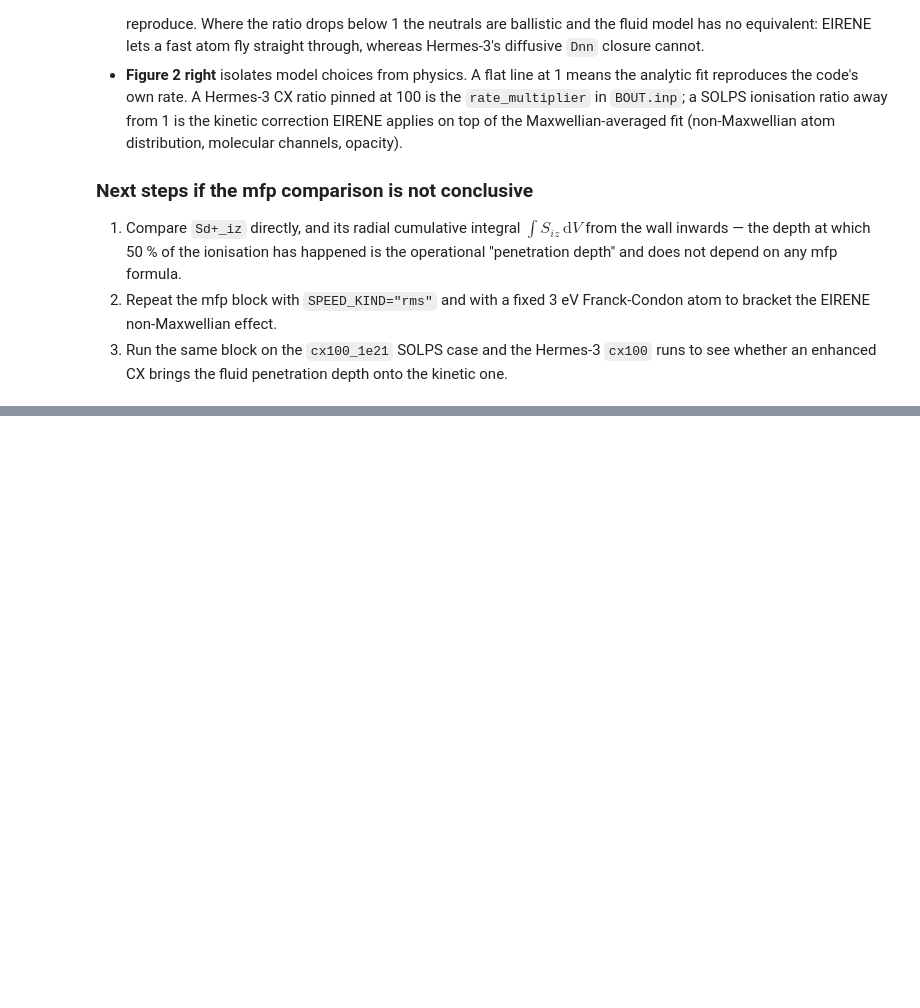
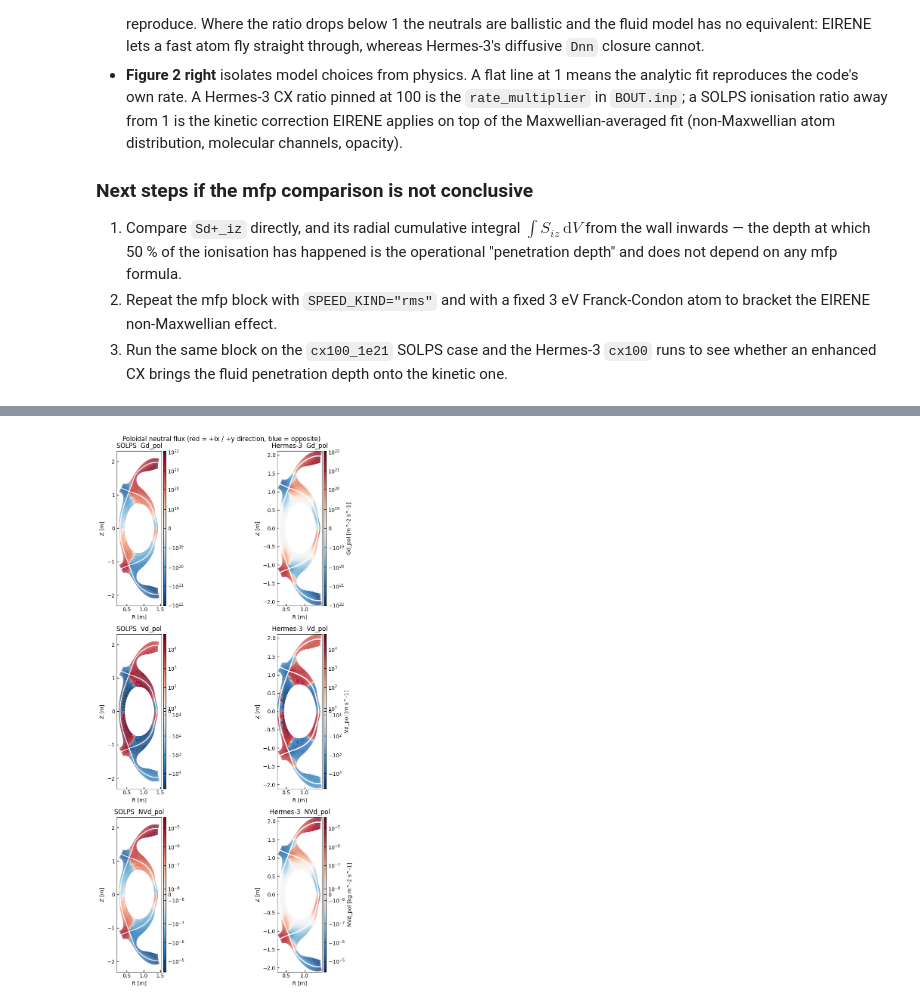
Before and after one commit to sun51027/hermes3-2dplots, a Jupyter notebook: plot_solps_balance.ipynb, the cells around one changed output, grey strips where cells are left out. Cells and saved outputs as stored; diff of their text form; code cells hidden in the pictures; blank space fills up the shorter version.

Commit message:
Vd_pol for Hermes-3 vs pfluxa reconstruction test in plot_solps_balance

```diff
--- a/plot_solps_balance.ipynb
+++ b/plot_solps_balance.ipynb
@@ -65,9 +65,9 @@ db = CaseDB(
 )
 toload = [
     # dict(name="260717_highrsl_6e20_coreOO", id="260717_highrsl_6e20_coreOO", unnormalise_geom = True, use_xhermes = True, squash = True),
-    dict(name="261001_highrsl_fixplsbg_fromsolps_1e21_roomT_gd", id="261001_highrsl_fixplsbg_fromsolps_1e21_roomT_gd", unnormalise_geom = True, use_xhermes = True, squash = True),
-    dict(name="261001_highrsl_fixplsbg_fromsolps_cx100_1e21_roomT_gd", id="261001_highrsl_fixplsbg_fromsolps_cx100_1e21_roomT_gd", unnormalise_geom = True, use_xhermes = True, squash = True),
-    dict(name="261001_highrsl_fixplsbg_fromsolps_cx100_1e22_roomT_gd", id="261001_highrsl_fixplsbg_fromsolps_cx100_1e22_roomT_gd", unnormalise_geom = True, use_xhermes = True, squash = True),
+    dict(name="261014_highrsl_fixplsbg_fromsolps_nofastRecRef_1e21", id="261014_highrsl_fixplsbg_fromsolps_nofastRecRef_1e21", unnormalise_geom = True, use_xhermes = True, squash = True),
+    # dict(name="261001_highrsl_fixplsbg_fromsolps_cx100_1e21_roomT_gd", id="261001_highrsl_fixplsbg_fromsolps_cx100_1e21_roomT_gd", unnormalise_geom = True, use_xhermes = True, squash = True),
+    # dict(name="261001_highrsl_fixplsbg_fromsolps_cx100_1e22_roomT_gd", id="261001_highrsl_fixplsbg_fromsolps_cx100_1e22_roomT_gd", unnormalise_geom = True, use_xhermes = True, squash = True),
     # dict(name="260706_highrsl_1e21_corebc_OO", id="260706_highrsl_1e21_corebc_OO", unnormalise_geom = True, use_xhermes = True, squash = True),
     # dict(name="260706_highrsl_1e21_corebc_OO", id="260706_highrsl_1e21_corebc_OO", unnormalise_geom = True, use_xhermes = True, squash = True),
     # dict(name="nowallpump_1e21", id="260427_reproduce_1e21_neumann_nowallpump", unnormalise_geom = True, use_xhermes = True, squash = True),
@@ -999,0 +1137,12 @@ plt.show()
+# %%
+# ===== Area / Lax check at cell centres =====
+# Gd_pol_par is now a cell-centre value, so compare it directly with Nd * Vd * Bpol/B.
+# The area formula is exact, so a ratio away from 1 shows where the Lax numerical diffusion
+# (which uses fastest_wave, including the electron speed) adds to the parallel flux.
+# Near stagnation points the denominator is ~0, so the ratio is meaningless there.
+parallel_flux_centre = ds["Nd"] * ds["Vd"] * abs(ds["Bpxy"] / ds["Bxy"])
+ds["area_check_centre"] = ds["Gd_pol_par"] / parallel_flux_centre
+
+df_check = get_1d_poloidal_data(ds, params=["area_check_centre"], **ring_selection)
+print("cell-centre area check along the ring, 25/50/75 %:",
+      np.nanpercentile(df_check["area_check_centre"], [25, 50, 75]))
@@ -999,0 +1151,67 @@ plt.show()
+# %%
+# ===== 2D maps: SOLPS vs Hermes-3 poloidal neutral flux =====
+from matplotlib.colors import SymLogNorm, Normalize
+
+
+def make_shared_symlog_norm(solps_values, hermes_values, linear_fraction=1e-3):
+    """One symmetric log colour scale for both codes, so the colours can be compared directly."""
+    all_values = np.concatenate([np.ravel(solps_values), np.ravel(hermes_values)])
+    all_values = all_values[np.isfinite(all_values)]
+    colour_limit = np.nanpercentile(np.abs(all_values), 99)   # ignore the top 1 % outliers
+    return SymLogNorm(linthresh=colour_limit * linear_fraction,
+                      vmin=-colour_limit, vmax=colour_limit)
+
+
+quantities_to_plot = [
+    # (variable name, colour bar label)
+    ("Gd_pol",  r"$\Gamma_{pol}$ [m$^{-2}$ s$^{-1}$]"),
+    ("Vd_pol",  r"$V_{d,pol}$ [m s$^{-1}$]"),
+    ("NVd_pol", r"$m_d \Gamma_{pol}$ [kg m$^{-2}$ s$^{-1}$]"),
+]
+plot_window = dict(xlim=(None, None), ylim=(None, None))   # e.g. xlim=(1.2, 1.6) to zoom on a divertor
+
+fig_2d, axes_2d = plt.subplots(len(quantities_to_plot), 2, figsize=(10, 5 * len(quantities_to_plot)))
+for row_index, (variable_name, colour_label) in enumerate(quantities_to_plot):
+    solps_values = bal.bal[variable_name]
+    hermes_values = ds[variable_name].values
+    shared_norm = make_shared_symlog_norm(solps_values, hermes_values)
+
+    solps_axis = axes_2d[row_index, 0]
+    hermes_axis = axes_2d[row_index, 1]
+
+    bal.plot_2d(variable_name, ax=solps_axis, data=solps_values, norm=shared_norm,
+                cmap="RdBu_r", **plot_window)
+    solps_axis.set_title(f"SOLPS  {variable_name}")
+
+    ds[variable_name].bout.polygon(ax=hermes_axis, norm=shared_norm, cmap="RdBu_r",
+                                   antialias=True)
+    hermes_axis.set_title(f"Hermes-3  {variable_name}")
+    if plot_window["xlim"] != (None, None):
+        hermes_axis.set_xlim(plot_window["xlim"])
+    if plot_window["ylim"] != (None, None):
+        hermes_axis.set_ylim(plot_window["ylim"])
+
+    for axis in (solps_axis, hermes_axis):
+        axis.set_aspect("equal", adjustable="box")
+fig_2d.suptitle("Poloidal neutral flux (red = +ix / +y direction, blue = opposite)")
+fig_2d.tight_layout()
+
+# ----- Figure 2: where does the perpendicular part matter, and where is the area check off? -----
+absolute_parallel_part = abs(ds["Gd_pol_par"])
+absolute_perpendicular_part = abs(ds["Gd_pol_perp"])
+ds["perp_fraction"] = absolute_perpendicular_part / (absolute_parallel_part + absolute_perpendicular_part)
+
+fig_diag, axes_diag = plt.subplots(1, 2, figsize=(10, 5))
+ds["perp_fraction"].bout.polygon(ax=axes_diag[0], norm=Normalize(vmin=0, vmax=1),
+                                 cmap="viridis", antialias=True)
+axes_diag[0].set_title("Hermes-3  |perp| / (|par| + |perp|)")
+
+ds["area_check_centre"].bout.polygon(ax=axes_diag[1], norm=Normalize(vmin=0.5, vmax=1.5),
+                                   cmap="RdBu_r", antialias=True)
+axes_diag[1].set_title("Hermes-3  area check (cell-centred), 1 = white")
+
+for axis in axes_diag:
+    axis.set_aspect("equal", adjustable="box")
+fig_diag.tight_layout()
+# %% [output]
+[figure, added]
```
Also changed, not shown: parts of 6 cells of this notebook, 4 other files.
